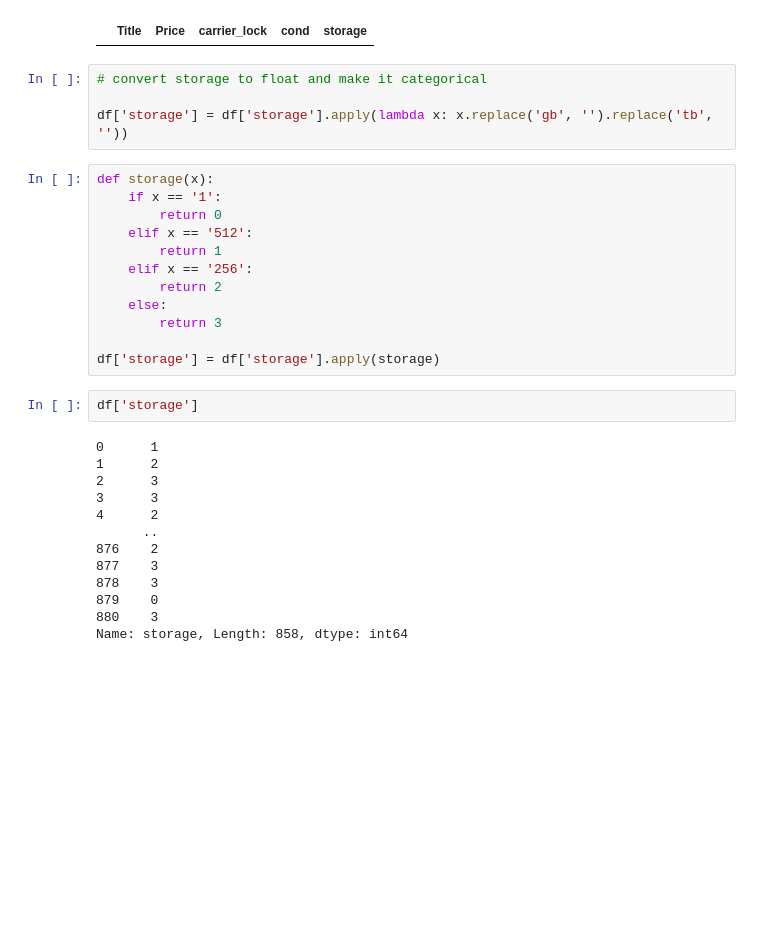
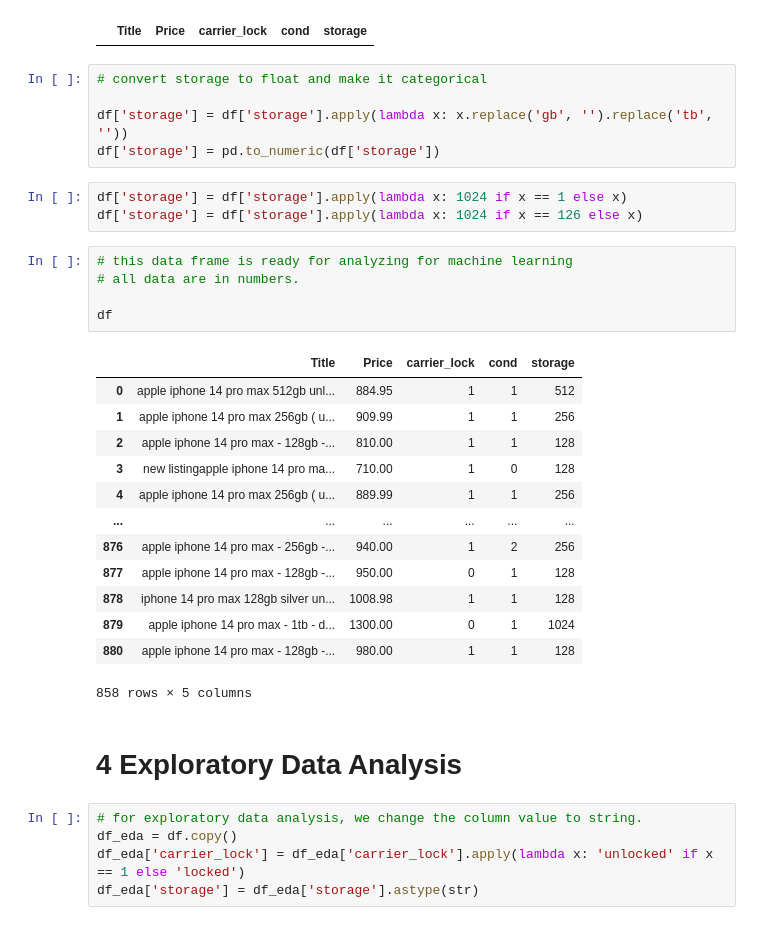
Before and after one commit to kunkoala/ds_ebay_iphone_prices, a Jupyter notebook: ebay_iphone_prices.ipynb, the cells around one changed output. Cells and saved outputs as stored; diff of their text form; blank space fills up the shorter version.

```diff
--- a/ebay_iphone_prices.ipynb
+++ b/ebay_iphone_prices.ipynb
@@ -309,30 +294,33 @@ df.loc[df['storage'].isnull()]
 # convert storage to float and make it categorical
 
 df['storage'] = df['storage'].apply(lambda x: x.replace('gb', '').replace('tb', ''))
+df['storage'] = pd.to_numeric(df['storage'])
-# %%
-def storage(x):
-    if x == '1':
-        return 0
-    elif x == '512':
-        return 1
-    elif x == '256':
-        return 2
-    else:
-        return 3
-
-df['storage'] = df['storage'].apply(storage)
-# %%
-df['storage']
-# %% [output]
-0      1
-1      2
-2      3
-3      3
-4      2
-      ..
-876    2
-877    3
-878    3
-879    0
-880    3
-Name: storage, Length: 858, dtype: int64
+# %%
+df['storage'] = df['storage'].apply(lambda x: 1024 if x == 1 else x)
+df['storage'] = df['storage'].apply(lambda x: 1024 if x == 126 else x)
+# %%
+# this data frame is ready for analyzing for machine learning
+# all data are in numbers.
+
+df
+# %% [output]
+|  | Title | Price | carrier_lock | cond | storage |
+| 0 | apple iphone 14 pro max 512gb unl... | 884.95 | 1 | 1 | 512 |
+| 1 | apple iphone 14 pro max 256gb ( u... | 909.99 | 1 | 1 | 256 |
+| 2 | apple iphone 14 pro max - 128gb -... | 810.00 | 1 | 1 | 128 |
+| 3 | new listingapple iphone 14 pro ma... | 710.00 | 1 | 0 | 128 |
+| 4 | apple iphone 14 pro max 256gb ( u... | 889.99 | 1 | 1 | 256 |
+| ... | ... | ... | ... | ... | ... |
+| 876 | apple iphone 14 pro max - 256gb -... | 940.00 | 1 | 2 | 256 |
+| 877 | apple iphone 14 pro max - 128gb -... | 950.00 | 0 | 1 | 128 |
+| 878 | iphone 14 pro max 128gb silver un... | 1008.98 | 1 | 1 | 128 |
+| 879 | apple iphone 14 pro max - 1tb - d... | 1300.00 | 0 | 1 | 1024 |
+| 880 | apple iphone 14 pro max - 128gb -... | 980.00 | 1 | 1 | 128 |
+858 rows × 5 columns
+# %% [markdown]
+# 4    Exploratory Data Analysis
+# %%
+# for exploratory data analysis, we change the column value to string.
+df_eda = df.copy()
+df_eda['carrier_lock'] = df_eda['carrier_lock'].apply(lambda x: 'unlocked' if x == 1 else 'locked')
+df_eda['storage'] = df_eda['storage'].astype(str)
```
Also changed, not shown: parts of 7 cells of this notebook.
